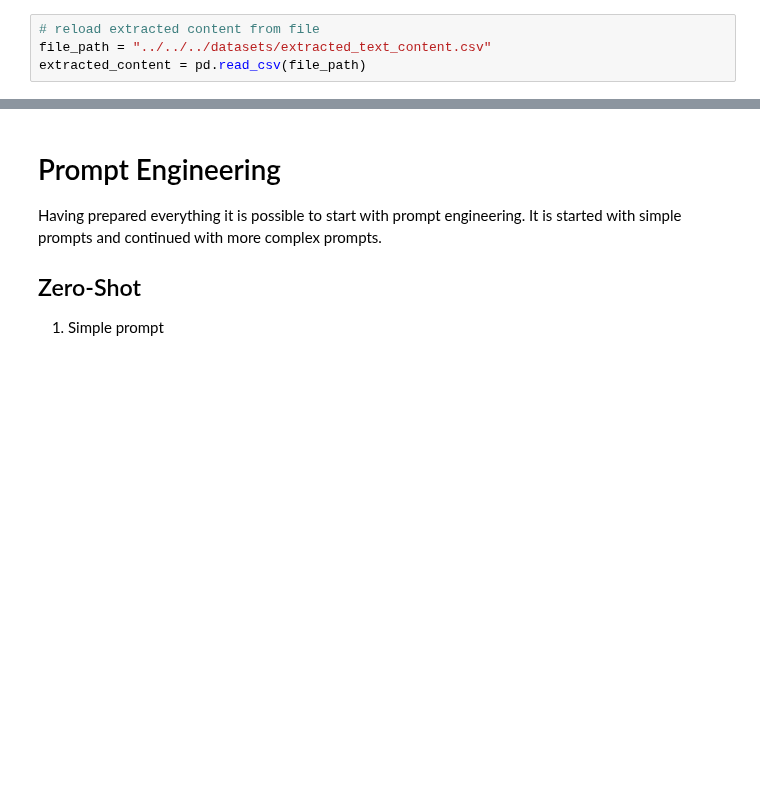
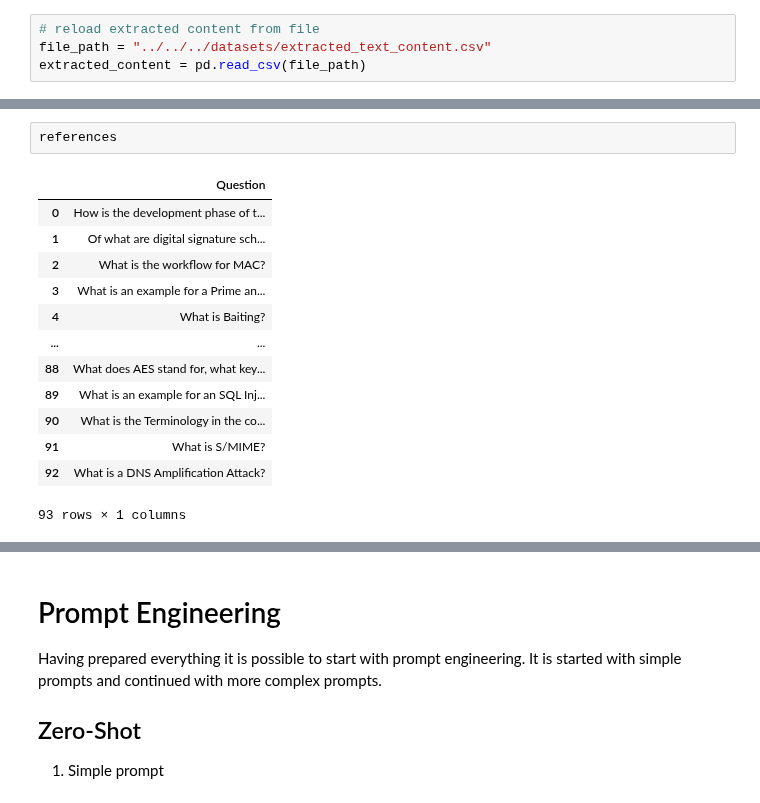
Before and after one commit to Ankinator/ankinator-flashcard-models, a Jupyter notebook: notebooks/models/chatGPT/chatGPT_question_generation.ipynb, the cells around one changed output, grey strips where cells are left out. Drawn from its saved outputs; the diff is of its cells as text; blank space fills up the shorter version.

```diff
--- a/notebooks/models/chatGPT/chatGPT_question_generation.ipynb
+++ b/notebooks/models/chatGPT/chatGPT_question_generation.ipynb
@@ -115,0 +102,16 @@ references = goldstandard_test[["Question"]]
+# %%
+references
+# %% [output]
+|  | Question |
+| 0 | How is the development phase of t... |
+| 1 | Of what are digital signature sch... |
+| 2 | What is the workflow for MAC? |
+| 3 | What is an example for a Prime an... |
+| 4 | What is Baiting? |
+| ... | ... |
+| 88 | What does AES stand for, what key... |
+| 89 | What is an example for an SQL Inj... |
+| 90 | What is the Terminology in the co... |
+| 91 | What is S/MIME? |
+| 92 | What is a DNS Amplification Attack? |
+93 rows × 1 columns
```
Also changed, not shown: parts of 7 cells of this notebook.
